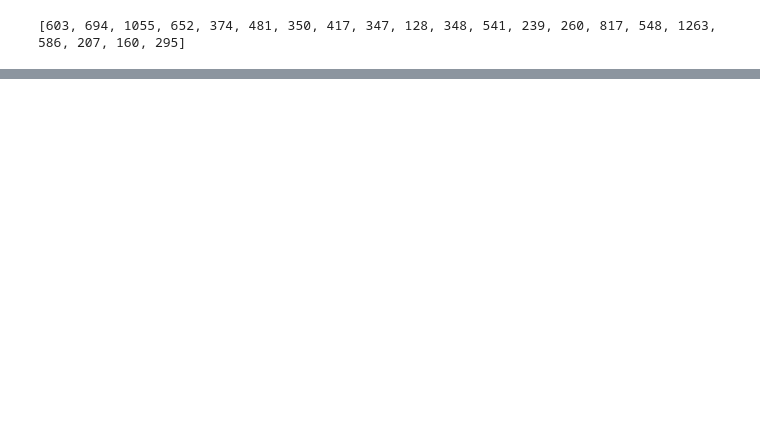
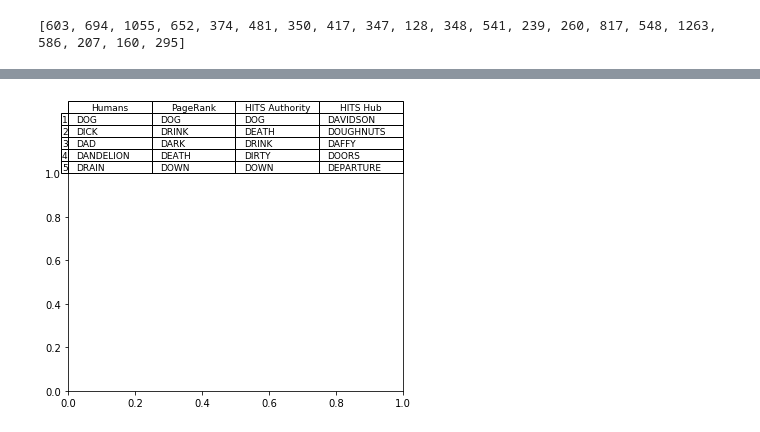
Before and after one commit to MarthanielX/Comp-Models-Final-Project, a Jupyter notebook: Nathaniel_Lab_Notebook.ipynb, the cells around one changed output, grey strips where cells are left out. Drawn from its saved outputs; the diff is of its cells as text; code cells hidden in the pictures; blank space fills up the shorter version.

```diff
--- a/Nathaniel_Lab_Notebook.ipynb
+++ b/Nathaniel_Lab_Notebook.ipynb
@@ -566,0 +614,20 @@ unnormed_list = pickle.load(f)
+# %%
+humans_by_letter = ordered_frequencies_no_repeats
+page_rank_by_letter
+hits_auth_by_letter
+hits_hub_by_letter
+tested_letters
+
+for letter in ['D']:
+    humans = humans_by_letter[tested_letters.index(letter)][0:5]
+    for i in range(len(humans)):
+        humans[i] = humans[i][0]
+
+    top_5 = np.array([humans,
+                       page_rank_by_letter[letter][0:5],
+                       hits_auth_by_letter[letter][0:5],
+                       hits_hub_by_letter[letter][0:5] ])
+    top_5 = top_5.transpose()
+    plt.table(cellText=top_5, loc='top', rowLabels=[1,2,3,4,5], colLabels=["Humans", "PageRank", "HITS Authority", "HITS Hub"], cellLoc='left')
+# %% [output]
+[figure, added]
```
Also changed, not shown: parts of 11 cells of this notebook, 19 other files.
